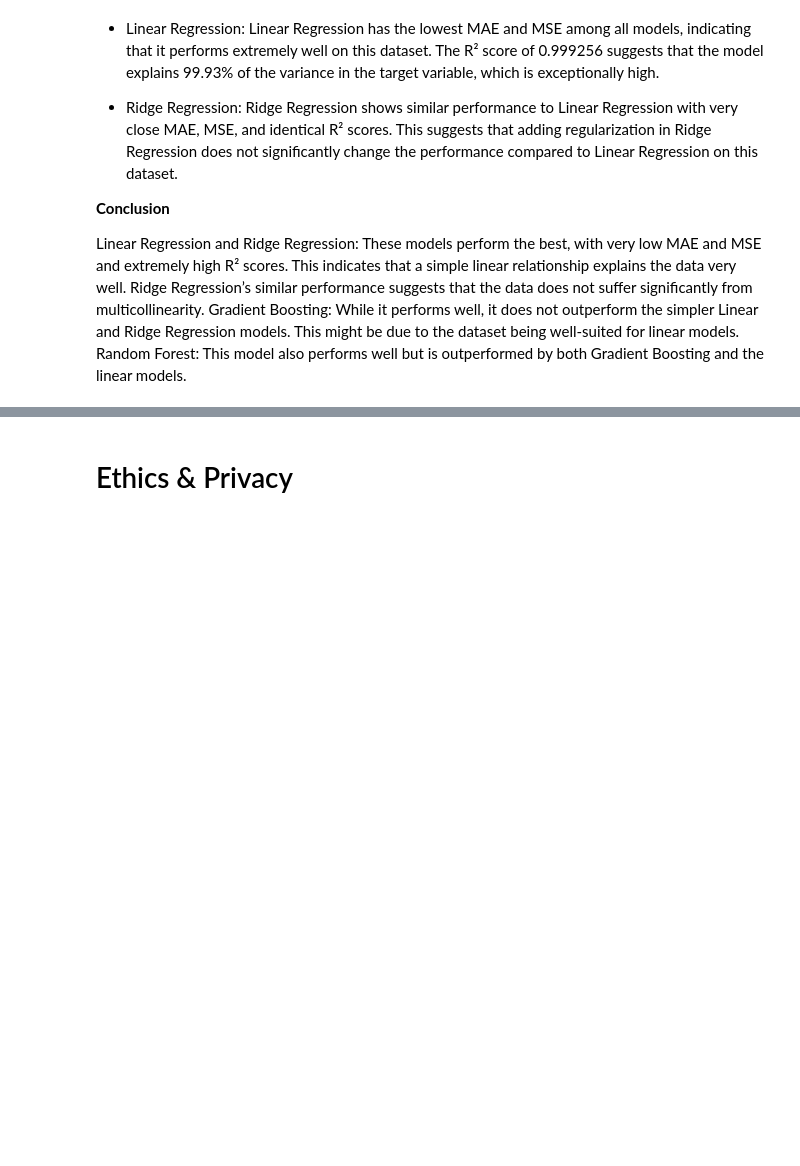
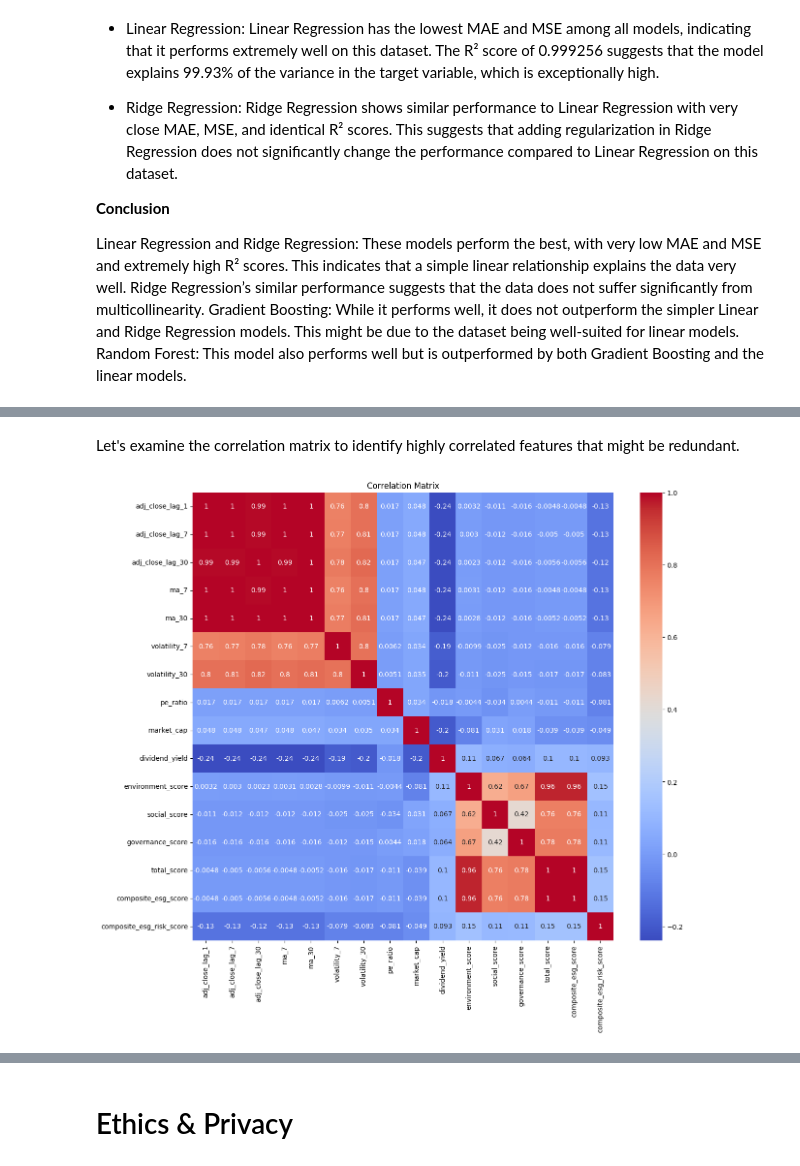
Before and after one commit to JacquelynGarcia/ESGStockPredictor, a Jupyter notebook: EDACheckpoint_Group025-FA24.ipynb, the cells around one changed output, grey strips where cells are left out. Cells and saved outputs as stored; diff of their text form; code cells hidden in the pictures; blank space fills up the shorter version.

```diff
--- a/EDACheckpoint_Group025-FA24.ipynb
+++ b/EDACheckpoint_Group025-FA24.ipynb
@@ -488,0 +686,13 @@ Random Forest: This model also performs well but is outperformed by both Gradien
+# %% [markdown]
+Let's examine the correlation matrix to identify highly correlated features that might be redundant.
+# %%
+# Compute the correlation matrix
+corr_matrix = final_data[features].corr()
+
+# Plot the heatmap
+plt.figure(figsize=(14, 12))
+sns.heatmap(corr_matrix, annot=True, cmap='coolwarm')
+plt.title('Correlation Matrix')
+plt.show()
+# %% [output]
+[figure, added]
```
Also changed, not shown: parts of 41 cells of this notebook, 1 other file.
